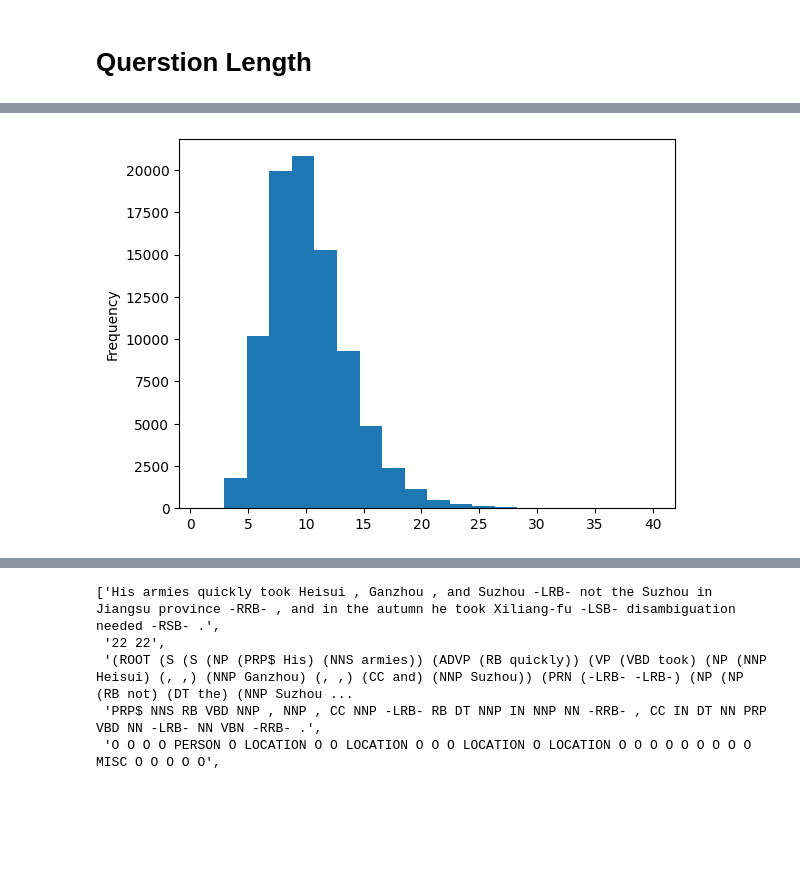
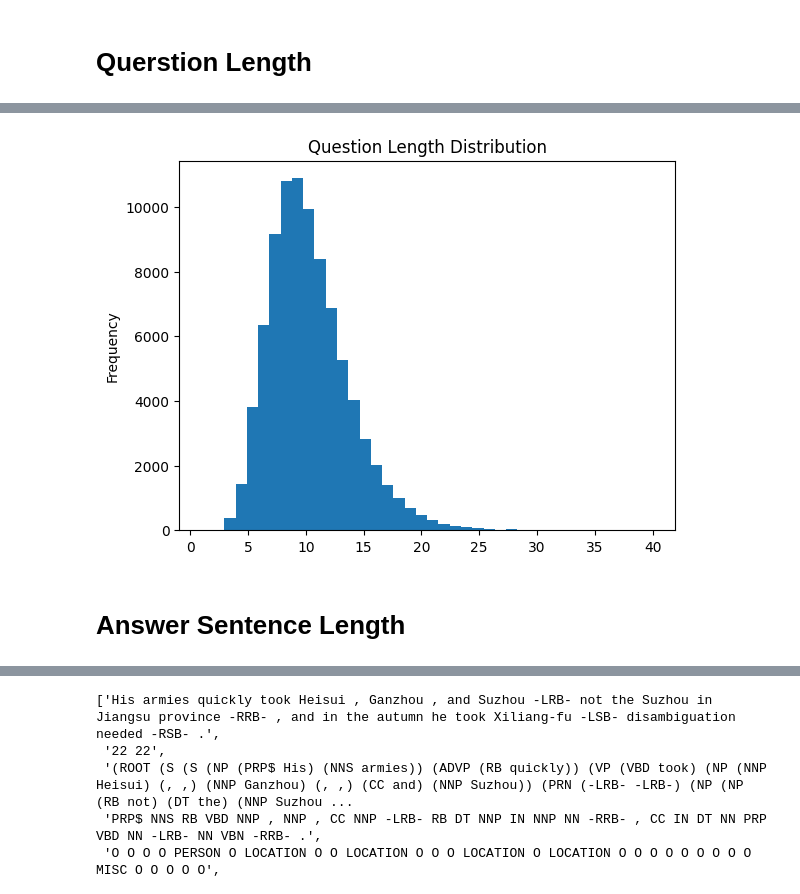
Before and after one commit to Madhur-1/DDP-ACS-QG, a Jupyter notebook: data_augmentor/data_analysis.ipynb, the cells around one changed output, grey strips where cells are left out. Cells and saved outputs as stored; diff of their text form; code cells hidden in the pictures; blank space fills up the shorter version.

```diff
--- a/data_augmentor/data_analysis.ipynb
+++ b/data_augmentor/data_analysis.ipynb
@@ -239,5 +386,7 @@ data['question_length'] = data['question'].apply(lambda x: len(x.split()))
 # %%
-data['question_length'].plot(kind='hist', bins=20)
+data['question_length'].plot(kind='hist', bins=40, title="Question Length Distribution")
 plt.show()
 # %% [output]
-[figure, old version]
+[figure, new version]
+# %% [markdown]
+# Answer Sentence Length
```
Also changed, not shown: parts of 23 cells of this notebook.
